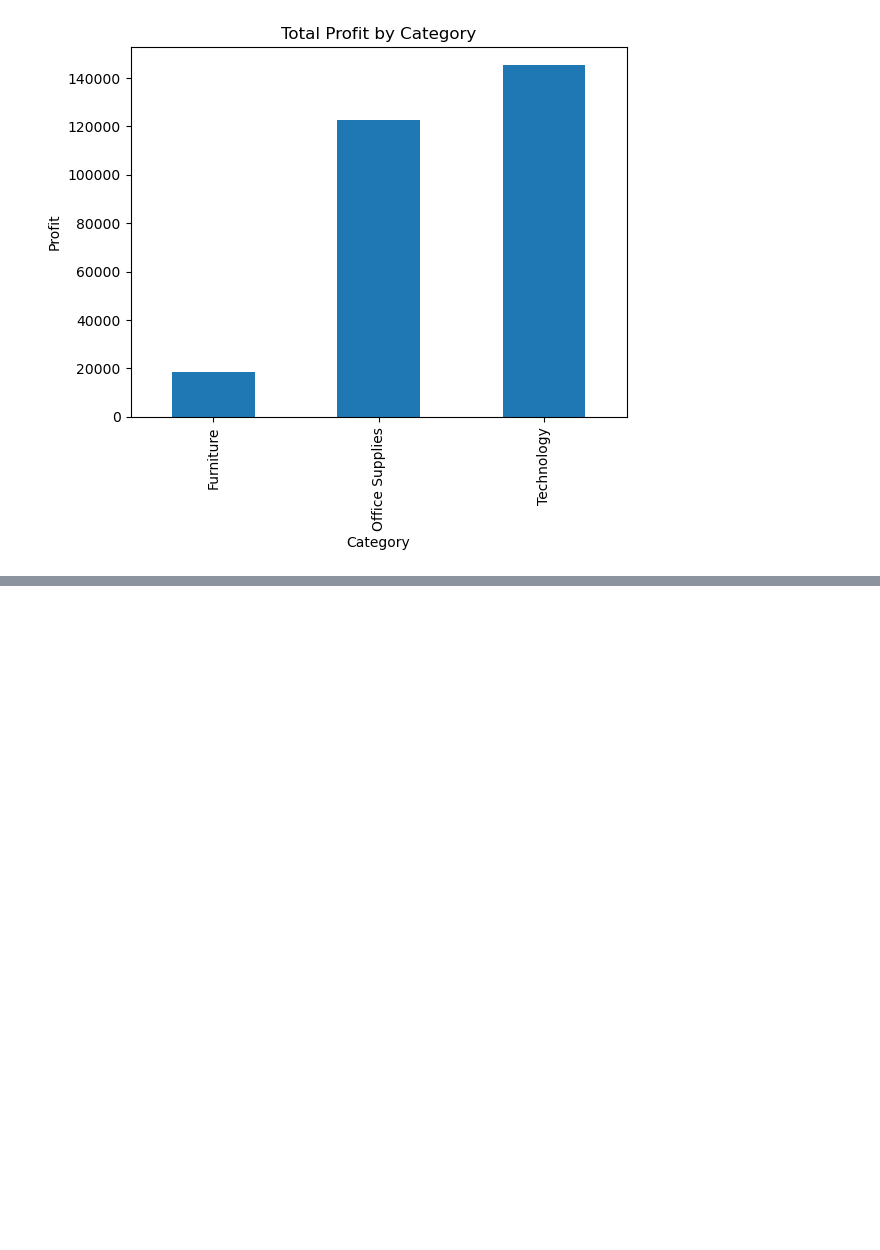
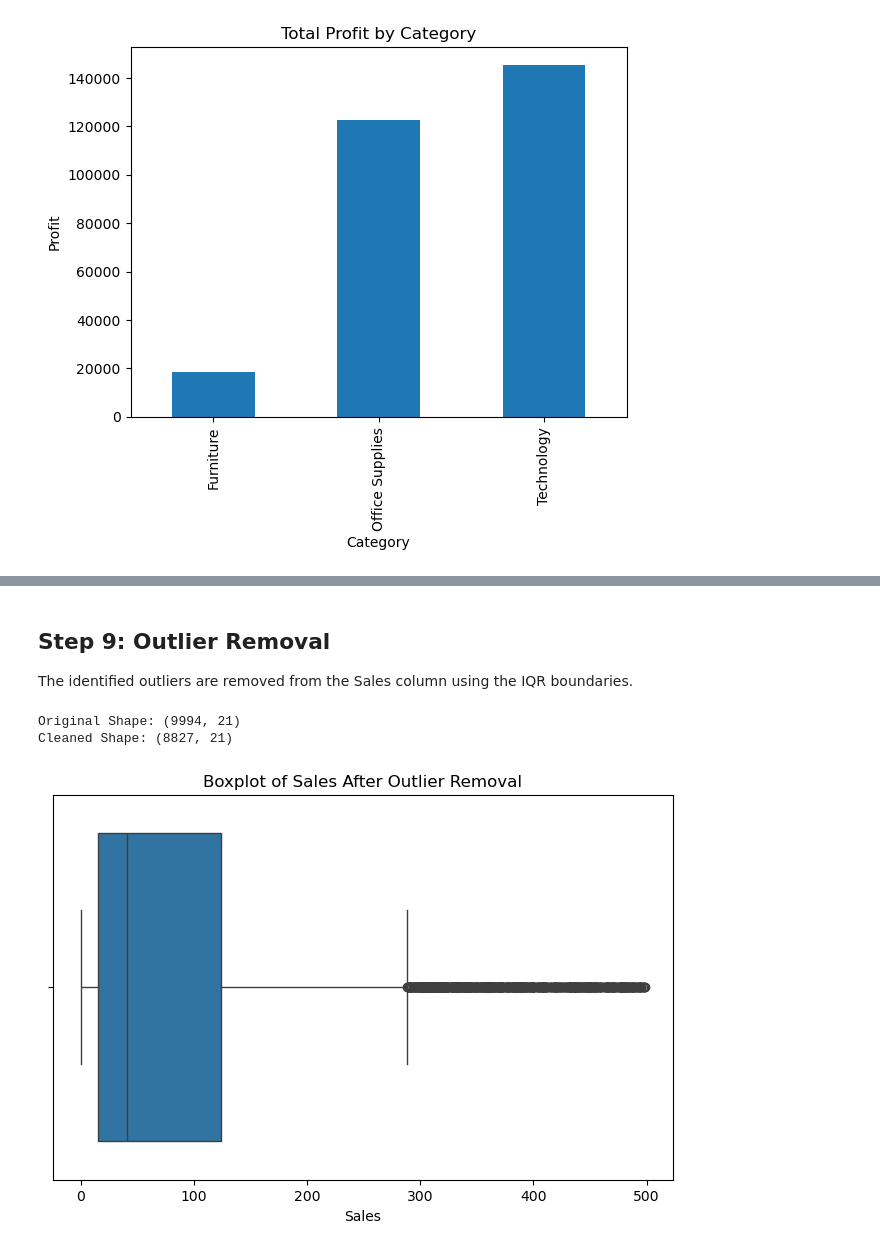
Before and after one commit to darapuharika457-design/apexplanet-data-analytics, a Jupyter notebook: Task1_Data_Loading_and_EDA.ipynb, the cells around one changed output, grey strips where cells are left out. Cells and saved outputs as stored; diff of their text form; code cells hidden in the pictures; blank space fills up the shorter version.

```diff
--- a/Task1_Data_Loading_and_EDA.ipynb
+++ b/Task1_Data_Loading_and_EDA.ipynb
@@ -158,0 +368,11 @@ All required libraries installed successfully
+# %%
+Q1 = df['Sales'].quantile(0.25)
+Q3 = df['Sales'].quantile(0.75)
+
+# Calculate IQR
+
+IQR = Q3 - Q1
+
+print("Q1:", Q1)
+print("Q3:", Q3)
+print("IQR:", IQR)
@@ -158,0 +383,8 @@ All required libraries installed successfully
+# %%
+# Calculate lower and upper bounds
+
+lower_bound = Q1 - 1.5 * IQR
+upper_bound = Q3 + 1.5 * IQR
+
+print("Lower Bound:", lower_bound)
+print("Upper Bound:", upper_bound)
@@ -158,0 +428,23 @@ All required libraries installed successfully
+# %% [markdown]
+## Step 9: Outlier Removal
+
+The identified outliers are removed from the Sales column using the IQR boundaries.
+# %%
+# Remove outliers
+
+df_clean = df[(df['Sales'] >= lower_bound) & (df['Sales'] <= upper_bound)]
+
+print("Original Shape:", df.shape)
+print("Cleaned Shape:", df_clean.shape)
+# %% [output]
+Original Shape: (9994, 21)
+Cleaned Shape: (8827, 21)
+# %%
+# Create boxplot after outlier removal
+
+plt.figure(figsize=(8,5))
+sns.boxplot(x=df_clean['Sales'])
+plt.title("Boxplot of Sales After Outlier Removal")
+plt.show()
+# %% [output]
+[figure, added]
```
Also changed, not shown: parts of 65 cells of this notebook.
